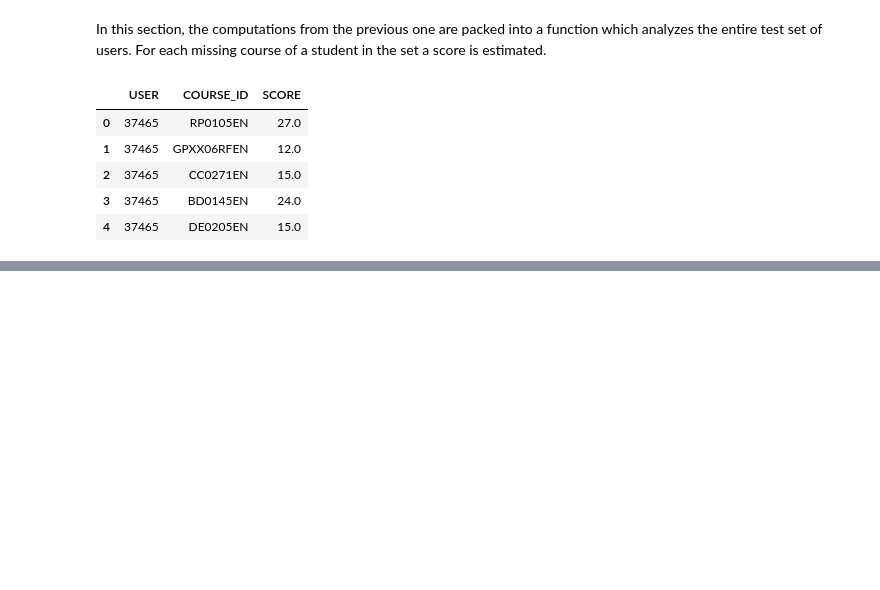
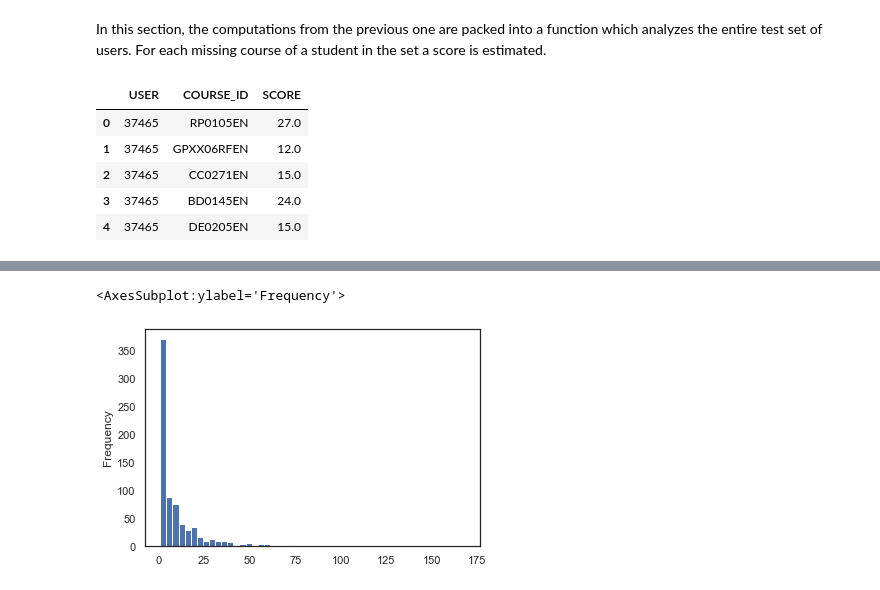
Before and after one commit to mxagar/course_recommender_streamlit, a Jupyter notebook: notebooks/03_Content_RecSys.ipynb, the cells around one changed output, grey strips where cells are left out. Drawn from its saved outputs; the diff is of its cells as text; code cells hidden in the pictures; blank space fills up the shorter version.

Commit message:
content-based rec sys notebook finished

```diff
--- a/notebooks/03_Content_RecSys.ipynb
+++ b/notebooks/03_Content_RecSys.ipynb
@@ -219,0 +550,2 @@ res_df.head()
+# %%
+cluster_df = combine_cluster_labels(user_ids, cluster_labels)
@@ -219,0 +563,3 @@ res_df.head()
+# %%
+test_users_df = pd.read_csv('../data/rs_content_test.csv')[['user', 'item']]
+test_users_df.head()
@@ -219,0 +573,3 @@ res_df.head()
+# %%
+# We perform a JOIN to assing to each test user his/her cluster
+test_users_labelled = pd.merge(test_users_df, cluster_df, left_on='user', right_on='user')
@@ -219,0 +585,5 @@ res_df.head()
+# %%
+courses_cluster = test_users_labelled[['item', 'cluster']]
+courses_cluster['count'] = [1] * len(courses_cluster)
+# For each cluster and course (item), the number of enrollments
+courses_cluster = courses_cluster.groupby(['cluster','item']).agg(enrollments = ('count','sum')).reset_index()
@@ -219,0 +599,5 @@ res_df.head()
+# %%
+courses_cluster['enrollments'].plot(kind='hist', bins=50)
+# %% [output]
+<AxesSubplot:ylabel='Frequency'>
+[figure, added]
```
Also changed, not shown: parts of 51 cells of this notebook, 2 other files.
